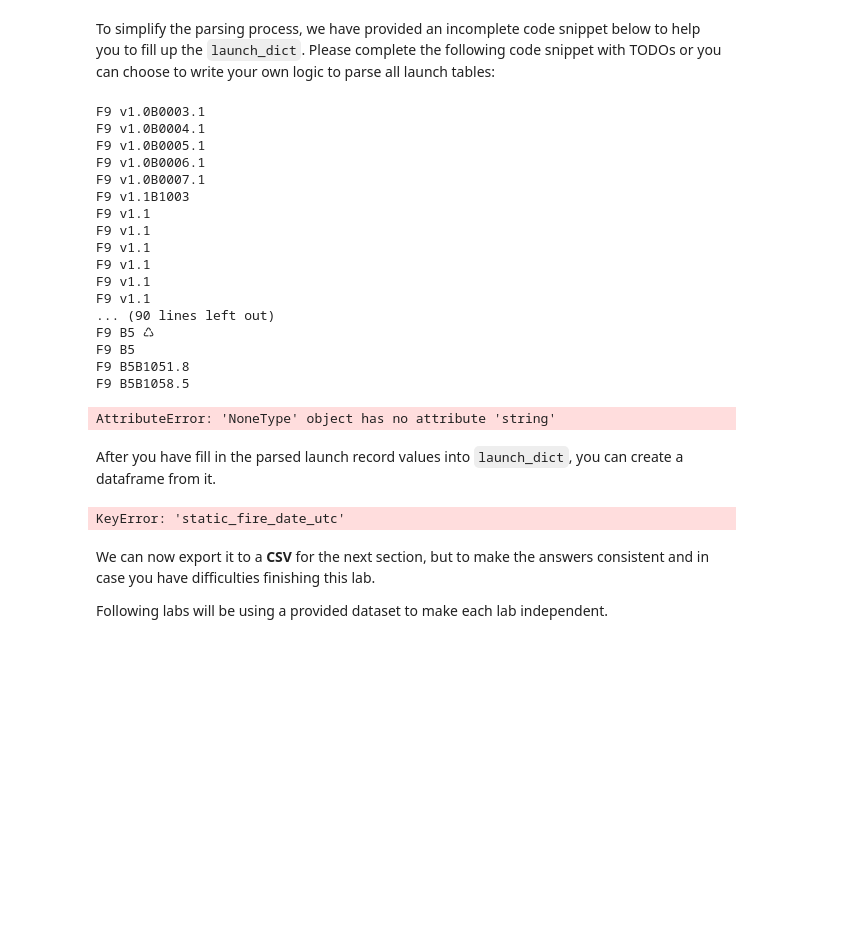
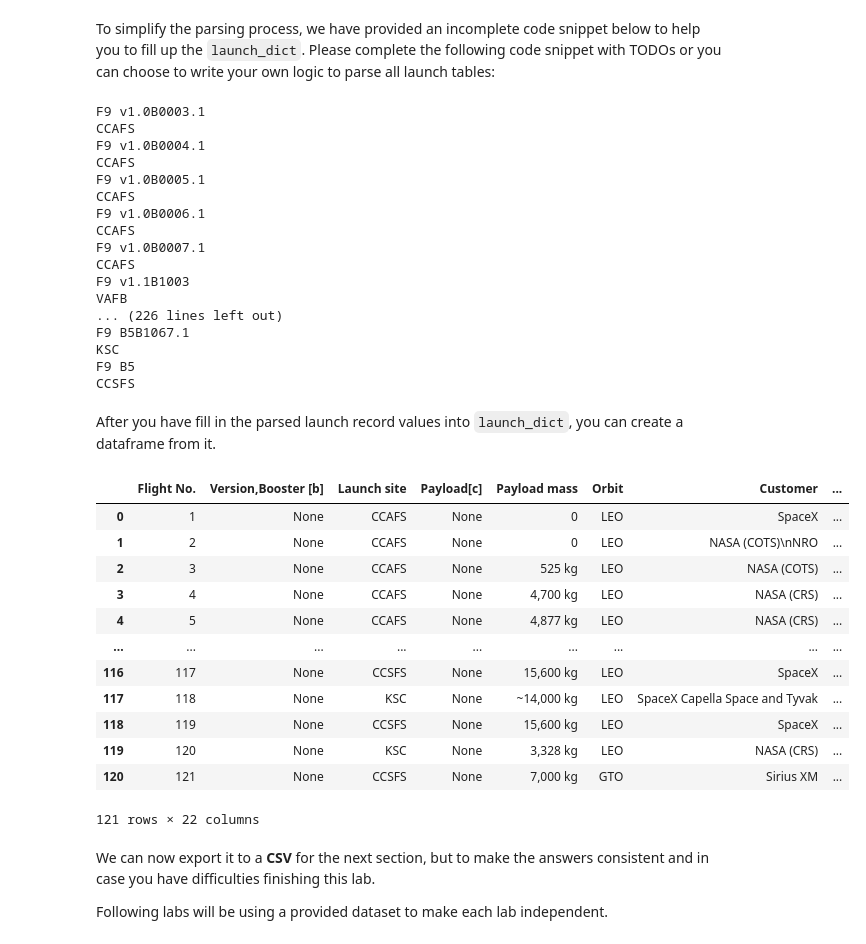
Before and after one commit to taka-hodo/final-task-of-capstone-projec, a Jupyter notebook: Complete the Data Collection with Web Scraping lab.ipynb, the cells around one changed output. Drawn from its saved outputs; the diff is of its cells as text; code cells hidden in the pictures; blank space fills up the shorter version.

```diff
--- a/Complete the Data Collection with Web Scraping lab.ipynb
+++ b/Complete the Data Collection with Web Scraping lab.ipynb
@@ -264,17 +264,20 @@ for table_number,table in enumerate(soup.find_all('table',"wikitable plainrowhea
             extracted_row += 1
             # Flight Number value
             # TODO: Append the flight_number into launch_dict with key `Flight No.`
+            launch_dict['Flight No.'].append(flight_number)
             #print(flight_number)
             datatimelist=date_time(row[0])
 
             # Date value
             # TODO: Append the date into launch_dict with key `Date`
             date = datatimelist[0].strip(',')
+            launch_dict['Date'].append(date)
             #print(date)
 
             # Time value
             # TODO: Append the time into launch_dict with key `Time`
             time = datatimelist[1]
+            launch_dict['Time'].append(time)
             #print(time)
 
             # Booster version
@@ -282,69 +285,88 @@ for table_number,table in enumerate(soup.find_all('table',"wikitable plainrowhea
             bv=booster_version(row[1])
             if not(bv):
                 bv=row[1].a.string
+            launch_dict["Version Booster"].append(bv)
             print(bv)
 
             # Launch Site
             # TODO: Append the bv into launch_dict with key `Launch Site`
             launch_site = row[2].a.string
-            #print(launch_site)
+            launch_dict['Launch site'].append(launch_site)
+            print(launch_site)
 
             # Payload
             # TODO: Append the payload into launch_dict with key `Payload`
             payload = row[3].a.string
+            launch_dict['Payload'].append(payload)
             #print(payload)
 
             # Payload Mass
             # TODO: Append the payload_mass into launch_dict with key `Payload mass`
             payload_mass = get_mass(row[4])
+            launch_dict['Payload mass'].append(payload_mass)
             #print(payload)
 
             # Orbit
             # TODO: Append the orbit into launch_dict with key `Orbit`
             orbit = row[5].a.string
+            launch_dict['Orbit'].append(orbit)
             #print(orbit)
 
             # Customer
             # TODO: Append the customer into launch_dict with key `Customer`
-            customer = row[6].a.string
+            customer = row[6].text.strip()
+            launch_dict['Customer'].append(customer)
             #print(customer)
 
             # Launch outcome
             # TODO: Append the launch_outcome into launch_dict with key `Launch outcome`
             launch_outcome = list(row[7].strings)[0]
+            launch_dict['Launch outcome'].append(launch_outcome)
             #print(launch_outcome)
 
             # Booster landing
             # TODO: Append the launch_outcome into launch_dict with key `Booster landing`
             booster_landing = landing_status(row[8])
+            launch_dict['Booster landing'].append(booster_landing)
             #print(booster_landing)
 # %% [output]
 F9 v1.0B0003.1
+CCAFS
 F9 v1.0B0004.1
+CCAFS
 F9 v1.0B0005.1
+CCAFS
 F9 v1.0B0006.1
+CCAFS
 F9 v1.0B0007.1
+CCAFS
 F9 v1.1B1003
-F9 v1.1
-F9 v1.1
-F9 v1.1
-F9 v1.1
-F9 v1.1
-F9 v1.1
-... (90 lines left out)
-F9 B5 ♺
+VAFB
+... (226 lines left out)
+F9 B5B1067.1
+KSC
 F9 B5
-F9 B5B1051.8
-F9 B5B1058.5
+CCSFS
-AttributeError: 'NoneType' object has no attribute 'string'
 # %% [markdown]
 After you have fill in the parsed launch record values into `launch_dict`, you can create a dataframe from it.
 # %%
-df=pd.DataFrame(launch_dict)
+launch_dict = pd.DataFrame(launch_dict)
-# %%
-df['static_fire_date_utc'].head()
-# %% [output]
-KeyError: 'static_fire_date_utc'
+# %%
+launch_dict
+# %% [output]
+|  | Flight No. | Version,Booster [b] | Launch site | Payload[c] | Payload mass | Orbit | Customer | ... |
+| 0 | 1 | None | CCAFS | None | 0 | LEO | SpaceX | ... |
+| 1 | 2 | None | CCAFS | None | 0 | LEO | NASA (COTS)\nNRO | ... |
+| 2 | 3 | None | CCAFS | None | 525 kg | LEO | NASA (COTS) | ... |
+| 3 | 4 | None | CCAFS | None | 4,700 kg | LEO | NASA (CRS) | ... |
+| 4 | 5 | None | CCAFS | None | 4,877 kg | LEO | NASA (CRS) | ... |
+| ... | ... | ... | ... | ... | ... | ... | ... | ... |
+| 116 | 117 | None | CCSFS | None | 15,600 kg | LEO | SpaceX | ... |
+| 117 | 118 | None | KSC | None | ~14,000 kg | LEO | SpaceX Capella Space and Tyvak | ... |
+| 118 | 119 | None | CCSFS | None | 15,600 kg | LEO | SpaceX | ... |
+| 119 | 120 | None | KSC | None | 3,328 kg | LEO | NASA (CRS) | ... |
+| 120 | 121 | None | CCSFS | None | 7,000 kg | GTO | Sirius XM | ... |
+121 rows × 22 columns
 # %% [markdown]
 We can now export it to a <b>CSV</b> for the next section, but to make the answers consistent and in case you have difficulties finishing this lab.
 
```
Also changed, not shown: parts of 1 cell of this notebook.
